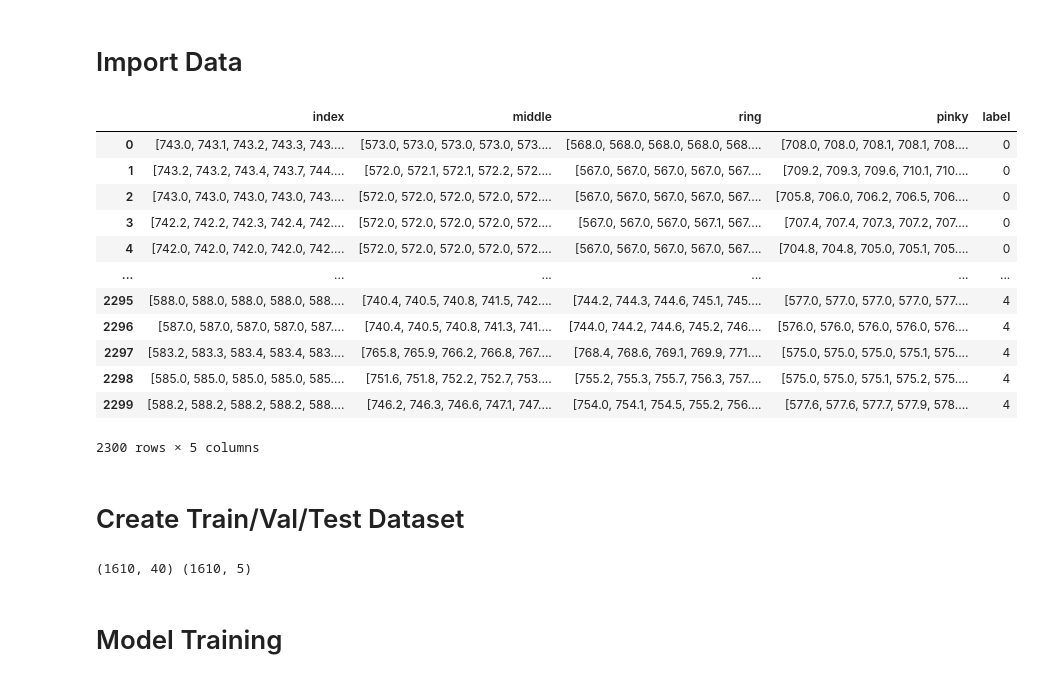
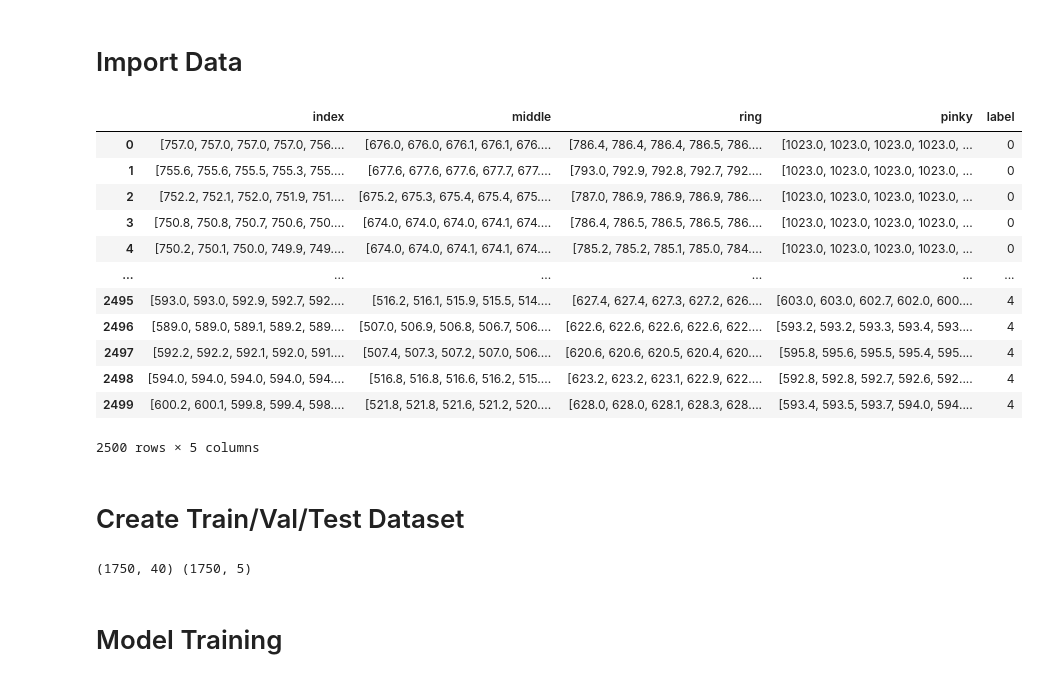
Before and after one commit to rachung2510/oppy, a Jupyter notebook: training/model_MLP.ipynb, the cells around one changed output. Cells and saved outputs as stored; diff of their text form; code cells hidden in the pictures.

```diff
--- a/training/model_MLP.ipynb
+++ b/training/model_MLP.ipynb
@@ -23,23 +17,23 @@ To enable the following instructions: AVX2 FMA, in other operations, rebuild Ten
 # %% [markdown]
 # Import Data
 # %%
-dataset = pd.read_csv('../data/data_tiger.csv', index_col=0)
+dataset = pd.read_csv('../data/data_rach_left.csv', index_col=0)
 dataset['label'] = [int(s[-1]) for s in dataset['label']]
 dataset
 # %% [output]
 |  | index | middle | ring | pinky | label |
-| 0 | [743.0, 743.1, 743.2, 743.3, 743.... | [573.0, 573.0, 573.0, 573.0, 573.... | [568.0, 568.0, 568.0, 568.0, 568.... | [708.0, 708.0, 708.1, 708.1, 708.... | 0 |
-| 1 | [743.2, 743.2, 743.4, 743.7, 744.... | [572.0, 572.1, 572.1, 572.2, 572.... | [567.0, 567.0, 567.0, 567.0, 567.... | [709.2, 709.3, 709.6, 710.1, 710.... | 0 |
-| 2 | [743.0, 743.0, 743.0, 743.0, 743.... | [572.0, 572.0, 572.0, 572.0, 572.... | [567.0, 567.0, 567.0, 567.0, 567.... | [705.8, 706.0, 706.2, 706.5, 706.... | 0 |
-| 3 | [742.2, 742.2, 742.3, 742.4, 742.... | [572.0, 572.0, 572.0, 572.0, 572.... | [567.0, 567.0, 567.0, 567.1, 567.... | [707.4, 707.4, 707.3, 707.2, 707.... | 0 |
-| 4 | [742.0, 742.0, 742.0, 742.0, 742.... | [572.0, 572.0, 572.0, 572.0, 572.... | [567.0, 567.0, 567.0, 567.0, 567.... | [704.8, 704.8, 705.0, 705.1, 705.... | 0 |
+| 0 | [757.0, 757.0, 757.0, 757.0, 756.... | [676.0, 676.0, 676.1, 676.1, 676.... | [786.4, 786.4, 786.4, 786.5, 786.... | [1023.0, 1023.0, 1023.0, 1023.0, ... | 0 |
+| 1 | [755.6, 755.6, 755.5, 755.3, 755.... | [677.6, 677.6, 677.6, 677.7, 677.... | [793.0, 792.9, 792.8, 792.7, 792.... | [1023.0, 1023.0, 1023.0, 1023.0, ... | 0 |
+| 2 | [752.2, 752.1, 752.0, 751.9, 751.... | [675.2, 675.3, 675.4, 675.4, 675.... | [787.0, 786.9, 786.9, 786.9, 786.... | [1023.0, 1023.0, 1023.0, 1023.0, ... | 0 |
+| 3 | [750.8, 750.8, 750.7, 750.6, 750.... | [674.0, 674.0, 674.0, 674.1, 674.... | [786.4, 786.5, 786.5, 786.5, 786.... | [1023.0, 1023.0, 1023.0, 1023.0, ... | 0 |
+| 4 | [750.2, 750.1, 750.0, 749.9, 749.... | [674.0, 674.0, 674.1, 674.1, 674.... | [785.2, 785.2, 785.1, 785.0, 784.... | [1023.0, 1023.0, 1023.0, 1023.0, ... | 0 |
 | ... | ... | ... | ... | ... | ... |
-| 2295 | [588.0, 588.0, 588.0, 588.0, 588.... | [740.4, 740.5, 740.8, 741.5, 742.... | [744.2, 744.3, 744.6, 745.1, 745.... | [577.0, 577.0, 577.0, 577.0, 577.... | 4 |
-| 2296 | [587.0, 587.0, 587.0, 587.0, 587.... | [740.4, 740.5, 740.8, 741.3, 741.... | [744.0, 744.2, 744.6, 745.2, 746.... | [576.0, 576.0, 576.0, 576.0, 576.... | 4 |
-| 2297 | [583.2, 583.3, 583.4, 583.4, 583.... | [765.8, 765.9, 766.2, 766.8, 767.... | [768.4, 768.6, 769.1, 769.9, 771.... | [575.0, 575.0, 575.0, 575.1, 575.... | 4 |
-| 2298 | [585.0, 585.0, 585.0, 585.0, 585.... | [751.6, 751.8, 752.2, 752.7, 753.... | [755.2, 755.3, 755.7, 756.3, 757.... | [575.0, 575.0, 575.1, 575.2, 575.... | 4 |
-| 2299 | [588.2, 588.2, 588.2, 588.2, 588.... | [746.2, 746.3, 746.6, 747.1, 747.... | [754.0, 754.1, 754.5, 755.2, 756.... | [577.6, 577.6, 577.7, 577.9, 578.... | 4 |
+| 2495 | [593.0, 593.0, 592.9, 592.7, 592.... | [516.2, 516.1, 515.9, 515.5, 514.... | [627.4, 627.4, 627.3, 627.2, 626.... | [603.0, 603.0, 602.7, 602.0, 600.... | 4 |
+| 2496 | [589.0, 589.0, 589.1, 589.2, 589.... | [507.0, 506.9, 506.8, 506.7, 506.... | [622.6, 622.6, 622.6, 622.6, 622.... | [593.2, 593.2, 593.3, 593.4, 593.... | 4 |
+| 2497 | [592.2, 592.2, 592.1, 592.0, 591.... | [507.4, 507.3, 507.2, 507.0, 506.... | [620.6, 620.6, 620.5, 620.4, 620.... | [595.8, 595.6, 595.5, 595.4, 595.... | 4 |
+| 2498 | [594.0, 594.0, 594.0, 594.0, 594.... | [516.8, 516.8, 516.6, 516.2, 515.... | [623.2, 623.2, 623.1, 622.9, 622.... | [592.8, 592.8, 592.7, 592.6, 592.... | 4 |
+| 2499 | [600.2, 600.1, 599.8, 599.4, 598.... | [521.8, 521.8, 521.6, 521.2, 520.... | [628.0, 628.0, 628.1, 628.3, 628.... | [593.4, 593.5, 593.7, 594.0, 594.... | 4 |
-2300 rows × 5 columns
+2500 rows × 5 columns
 # %% [markdown]
 # Create Train/Val/Test Dataset
 # %%
@@ -52,6 +46,8 @@ for i in range(X.shape[0]):
     for j in range(n_features):
         arr = list(json.loads(dataset.iloc[i,j]))
         x += arr
+    if not len(x):
+        print(i)
     X[i] = np.array(x)
 
 ## y
@@ -66,7 +62,7 @@ x_train, x_val, y_train, y_val = train_test_split(X, y, test_size=0.3, random_st
 # x_train, x_val, y_train, y_val = train_test_split(x_train, y_train, test_size=0.3, random_state=42)
 print(x_train.shape, y_train.shape)
 # %% [output]
-(1610, 40) (1610, 5)
+(1750, 40) (1750, 5)
 # %% [markdown]
 # Model Training
 # %%
```
Also changed, not shown: parts of 7 cells of this notebook.
